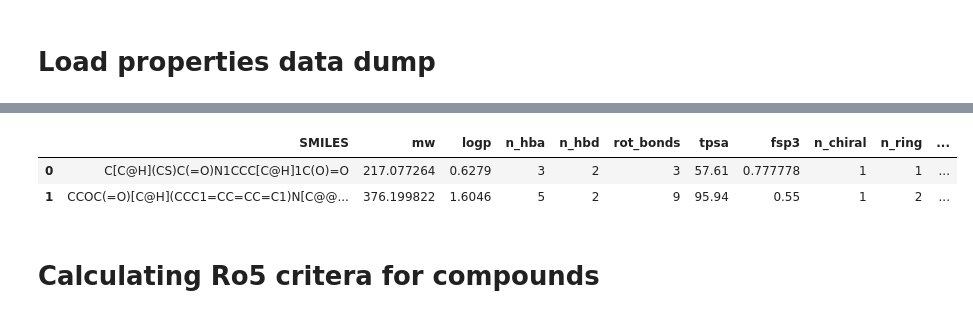
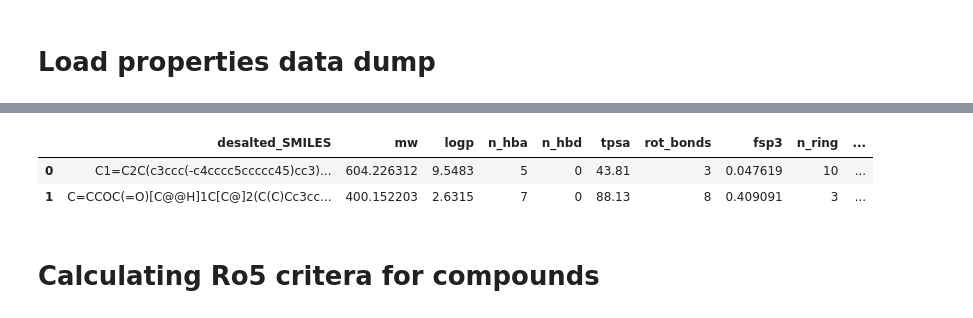
Before and after one commit to Fraunhofer-ITMP/patent-clinical-candidate-characteristics, a Jupyter notebook: notebooks/3_3_1_ro5_overview.ipynb, the cells around one changed output, grey strips where cells are left out. Cells and saved outputs as stored; diff of their text form; code cells hidden in the pictures.

```diff
--- a/notebooks/3_3_1_ro5_overview.ipynb
+++ b/notebooks/3_3_1_ro5_overview.ipynb
@@ -50,0 +70,3 @@ len(compounds_with_salt), len(compounds_without_salt)
+# %%
+year_df = pd.read_parquet(f"{PROCESSED_DIR}/patent_data_desalted.pq")
+year_df.head(2)
@@ -84,9 +128,17 @@ len(property_annotated_smiles_df)
+# %%
+property_df = pd.read_csv(
+    f"{MAPPING_DIR}/property_data.tsv", sep="\t", low_memory=False
+)
 # %%
 property_combined_df = pd.merge(
-    property_annotated_smiles_df, year_df, how="left", on=["SMILES"]
+    property_df, year_df, how="left", left_on="SMILES", right_on="cleaned_smiles"
+)
+property_combined_df.drop(columns=["cleaned_smiles"], inplace=True)
+property_combined_df.rename(
+    columns={"SMILES_x": "desalted_SMILES", "SMILES_y": "SMILES"}, inplace=True
 )
 property_combined_df.head(2)
 # %% [output]
-|  | SMILES | mw | logp | n_hba | n_hbd | rot_bonds | tpsa | fsp3 | n_chiral | n_ring | ... |
-| 0 | C[C@H](CS)C(=O)N1CCC[C@H]1C(O)=O | 217.077264 | 0.6279 | 3 | 2 | 3 | 57.61 | 0.777778 | 1 | 1 | ... |
-| 1 | CCOC(=O)[C@H](CCC1=CC=CC=C1)N[C@@... | 376.199822 | 1.6046 | 5 | 2 | 9 | 95.94 | 0.55 | 1 | 2 | ... |
+|  | desalted_SMILES | mw | logp | n_hba | n_hbd | tpsa | rot_bonds | fsp3 | n_ring | ... |
+| 0 | C1=C2C(c3ccc(-c4cccc5ccccc45)cc3)... | 604.226312 | 9.5483 | 5 | 0 | 43.81 | 3 | 0.047619 | 10 | ... |
+| 1 | C=CCOC(=O)[C@@H]1C[C@]2(C(C)Cc3cc... | 400.152203 | 2.6315 | 7 | 0 | 88.13 | 8 | 0.409091 | 3 | ... |
```
Also changed, not shown: parts of 40 cells of this notebook.
